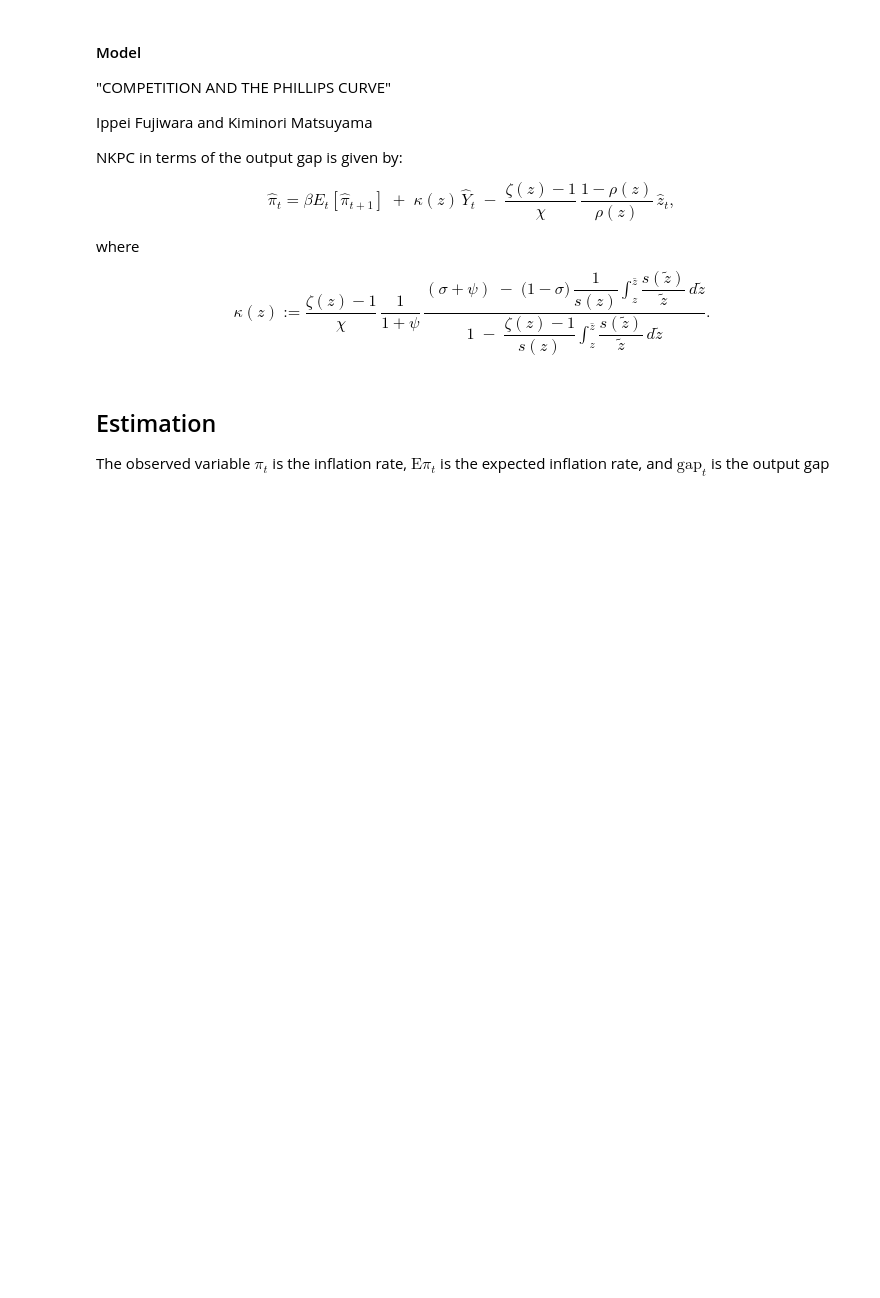
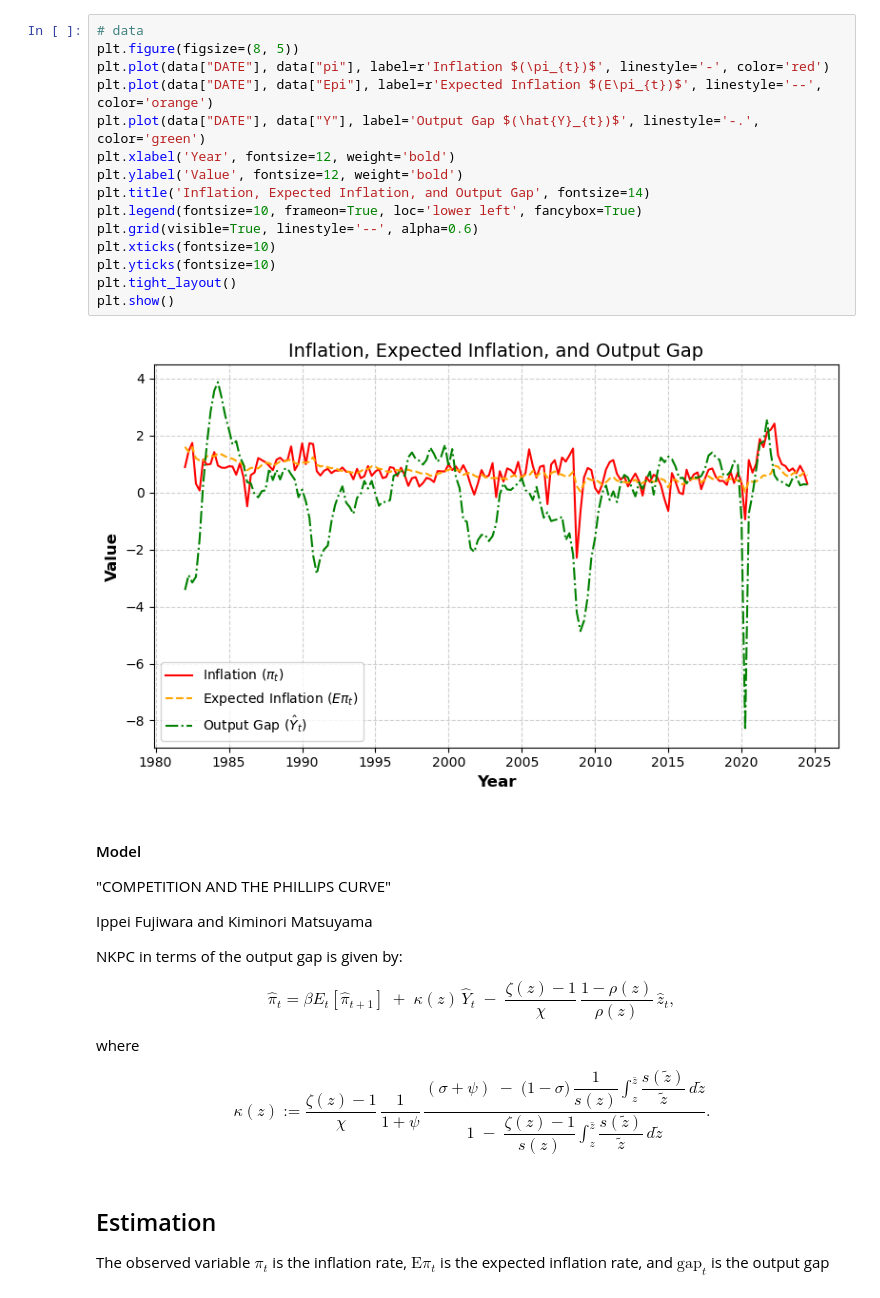
Before and after one commit to Ichikawa-Satoshi/NKPC_HSA_MCMC, a Jupyter notebook: code/main.ipynb, the cells around one changed output. Drawn from its saved outputs; the diff is of its cells as text; blank space fills up the shorter version.

```diff
--- a/code/main.ipynb
+++ b/code/main.ipynb
@@ -76,6 +85,23 @@ pi_prev = jnp.array(data['pi_prev'])
 pi_expect = jnp.array(data['Epi'])
 Y = jnp.array(data['Y'])
 Y_prev = jnp.array(data['Y_prev'])
+# %%
+# data
+plt.figure(figsize=(8, 5))
+plt.plot(data["DATE"], data["pi"], label=r'Inflation $(\pi_{t})$', linestyle='-', color='red')
+plt.plot(data["DATE"], data["Epi"], label=r'Expected Inflation $(E\pi_{t})$', linestyle='--', color='orange')
+plt.plot(data["DATE"], data["Y"], label='Output Gap $(\hat{Y}_{t})$', linestyle='-.', color='green')
+plt.xlabel('Year', fontsize=12, weight='bold')
+plt.ylabel('Value', fontsize=12, weight='bold')
+plt.title('Inflation, Expected Inflation, and Output Gap', fontsize=14)
+plt.legend(fontsize=10, frameon=True, loc='lower left', fancybox=True)
+plt.grid(visible=True, linestyle='--', alpha=0.6)
+plt.xticks(fontsize=10)
+plt.yticks(fontsize=10)
+plt.tight_layout()
+plt.show()
+# %% [output]
+[figure, added]
 # %% [markdown]
 ####  Model
 
```
Also changed, not shown: parts of 40 cells of this notebook, 11 other files.
